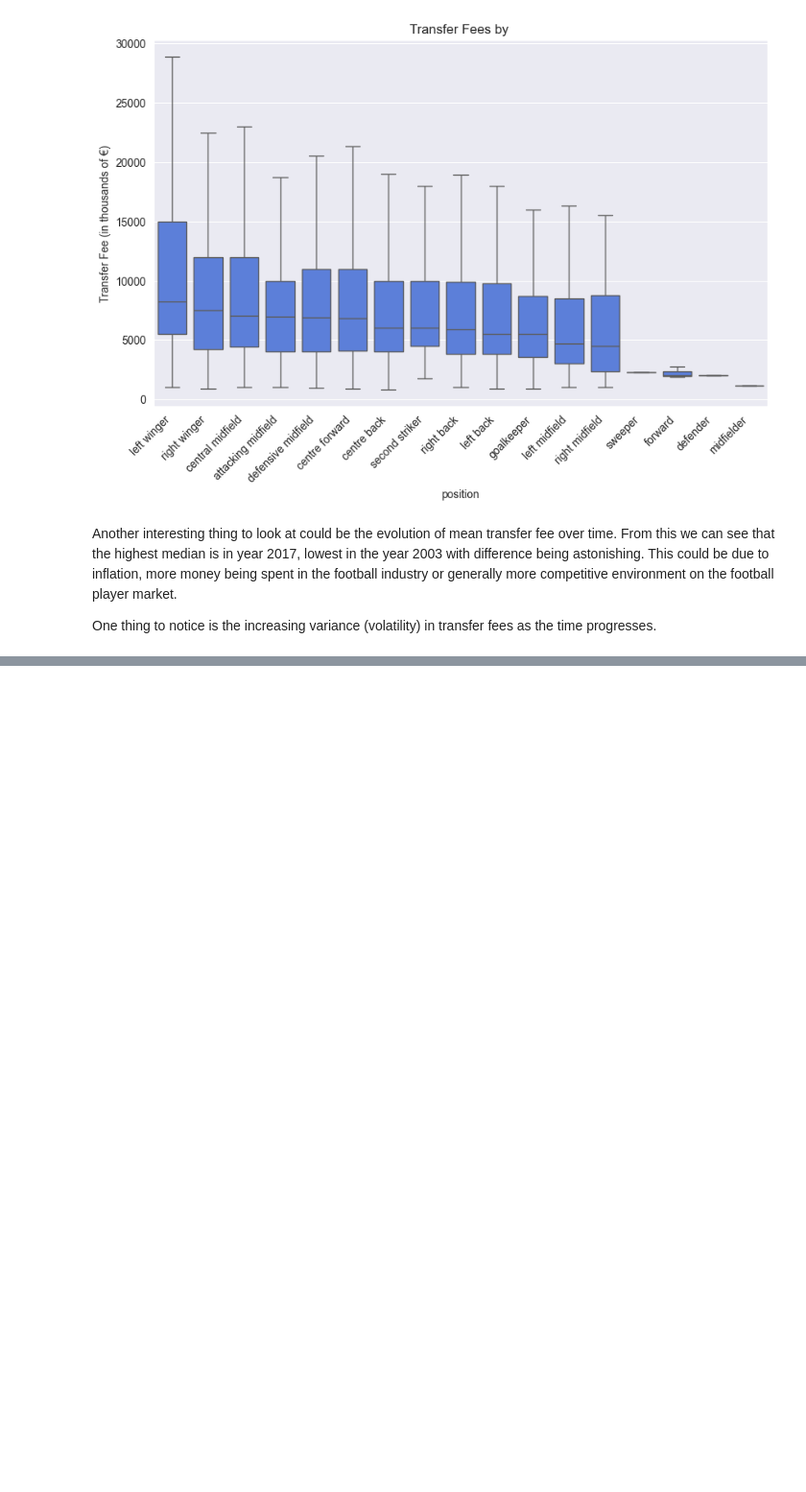
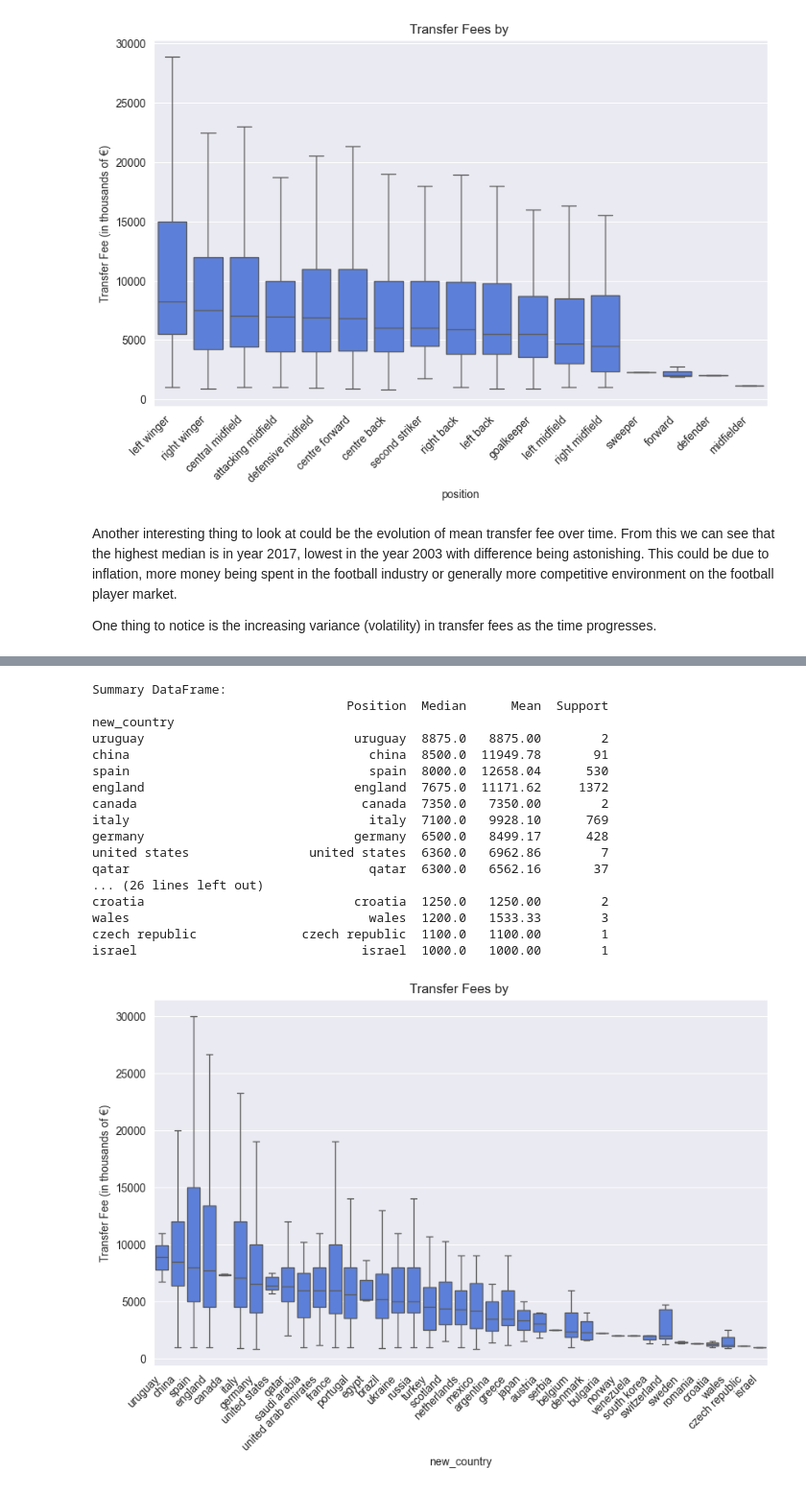
Before and after one commit to balooooooooo/football-transfers-eda, a Jupyter notebook: football_transfers.ipynb, the cells around one changed output, grey strips where cells are left out. Shown at 96% size. Saved outputs shown, nothing was run; the diff lists cells and outputs as text; code cells hidden in the pictures; blank space fills up the shorter version.

```diff
--- a/football_transfers.ipynb
+++ b/football_transfers.ipynb
@@ -653,0 +802,21 @@ season
+# %%
+median_price_per_player(df, "new_country")
+# %% [output]
+Summary DataFrame:
+                                  Position  Median      Mean  Support
+new_country
+uruguay                            uruguay  8875.0   8875.00        2
+china                                china  8500.0  11949.78       91
+spain                                spain  8000.0  12658.04      530
+england                            england  7675.0  11171.62     1372
+canada                              canada  7350.0   7350.00        2
+italy                                italy  7100.0   9928.10      769
+germany                            germany  6500.0   8499.17      428
+united states                united states  6360.0   6962.86        7
+qatar                                qatar  6300.0   6562.16       37
+... (26 lines left out)
+croatia                            croatia  1250.0   1250.00        2
+wales                                wales  1200.0   1533.33        3
+czech republic              czech republic  1100.0   1100.00        1
+israel                              israel  1000.0   1000.00        1
+[figure, added]
```
Also changed, not shown: parts of 69 cells of this notebook.
